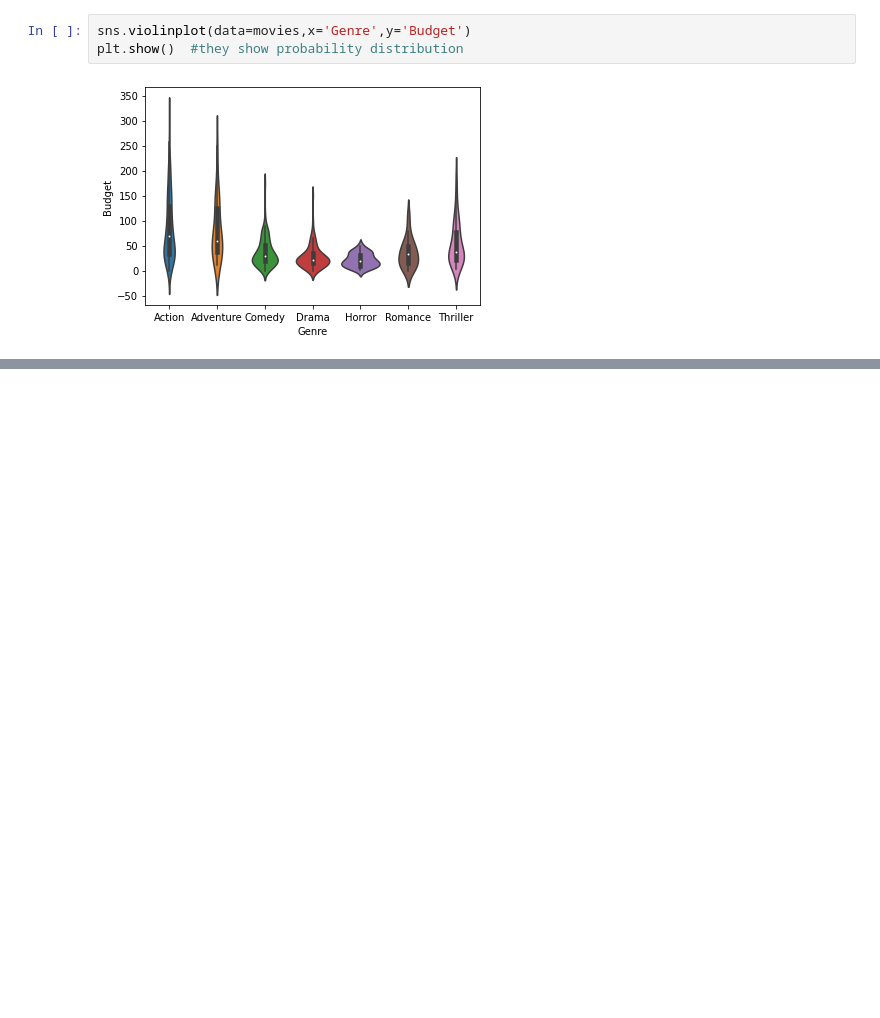
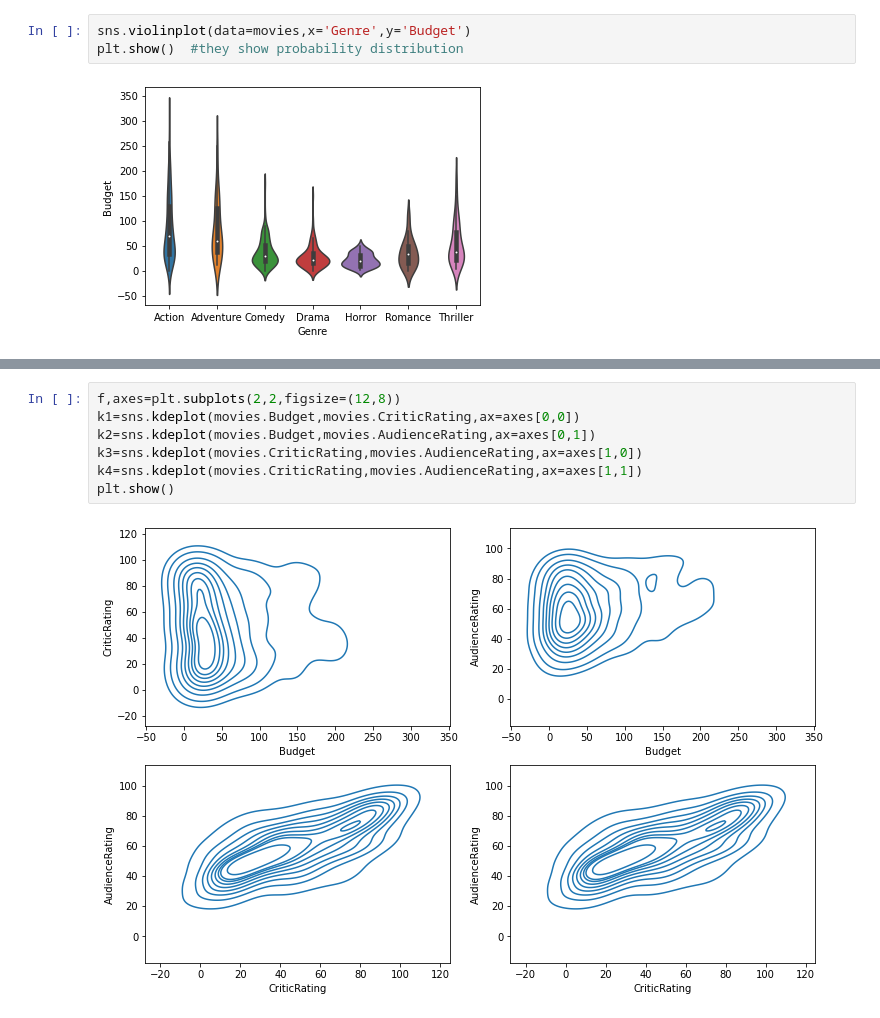
Before and after one commit to ruthujapatil/ruthujapatil, a Jupyter notebook: Python_day3.ipynb, the cells around one changed output, grey strips where cells are left out. Cells and saved outputs as stored; diff of their text form; blank space fills up the shorter version.

```diff
--- a/Python_day3.ipynb
+++ b/Python_day3.ipynb
@@ -225,0 +233,9 @@ plt.show()  #they show probability distribution
+# %%
+f,axes=plt.subplots(2,2,figsize=(12,8))
+k1=sns.kdeplot(movies.Budget,movies.CriticRating,ax=axes[0,0])
+k2=sns.kdeplot(movies.Budget,movies.AudienceRating,ax=axes[0,1])
+k3=sns.kdeplot(movies.CriticRating,movies.AudienceRating,ax=axes[1,0])
+k4=sns.kdeplot(movies.CriticRating,movies.AudienceRating,ax=axes[1,1])
+plt.show()
+# %% [output]
+[figure, added]
```
Also changed, not shown: parts of 9 cells of this notebook.
